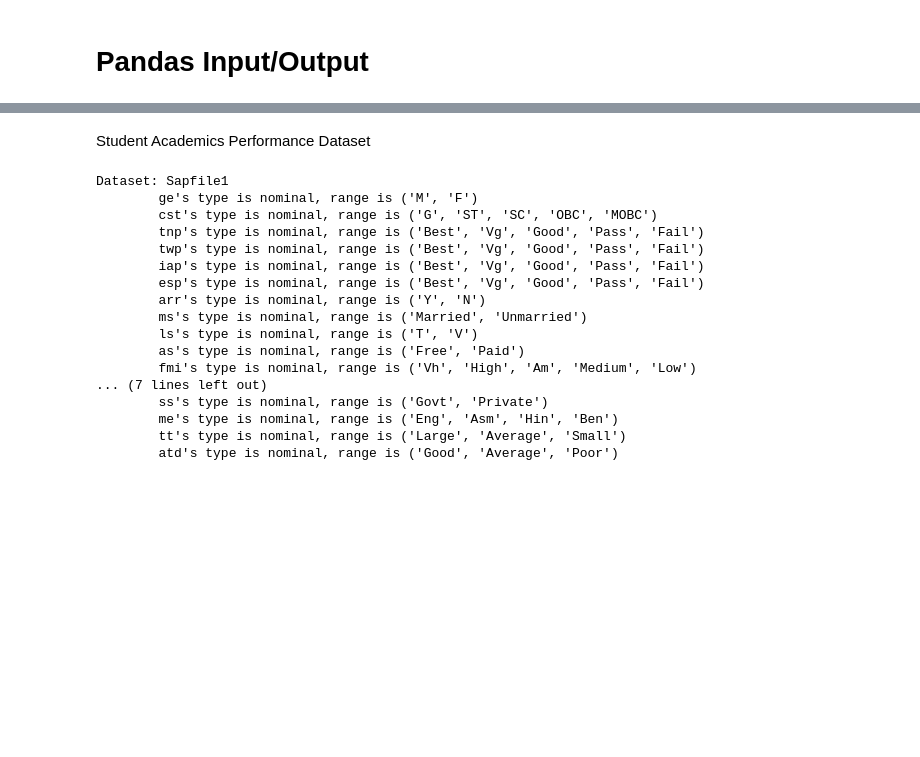
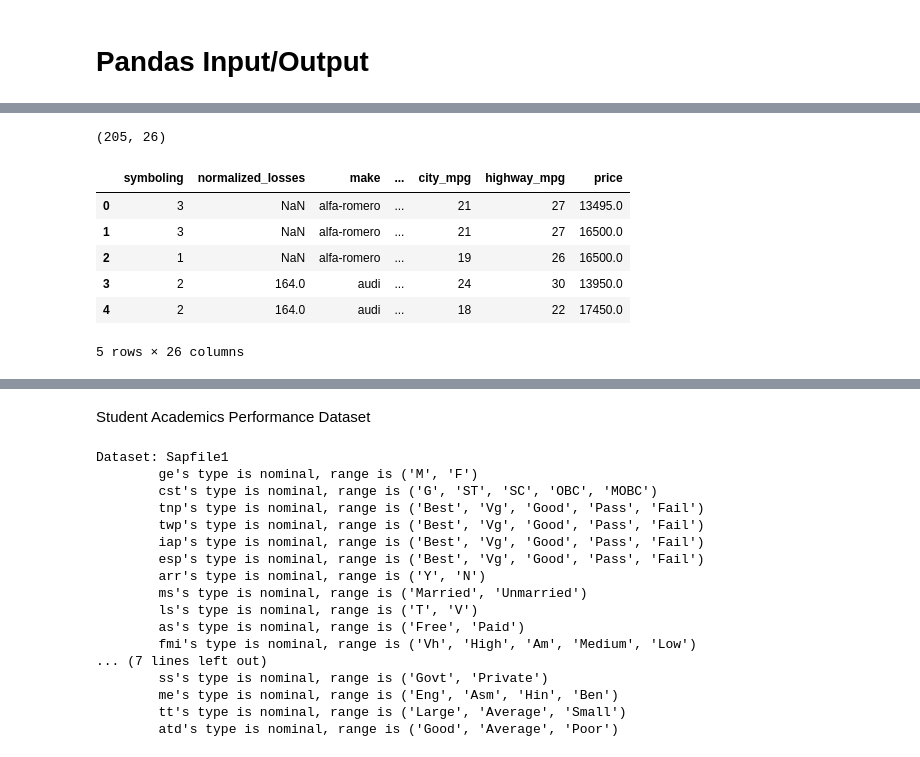
Before and after one commit to Goliath-Research/Introduction-to-Data-Science, a Jupyter notebook: 04-Introduction to Pandas/06-Input-Output.ipynb, the cells around one changed output, grey strips where cells are left out. Drawn from its saved outputs; the diff is of its cells as text; code cells hidden in the pictures; blank space fills up the shorter version.

```diff
--- a/04-Introduction to Pandas/06-Input-Output.ipynb
+++ b/04-Introduction to Pandas/06-Input-Output.ipynb
@@ -105,0 +10,3 @@ dfcar.head()
+# %%
+# Controlling the number of columns a DataFrame shows
+pd.set_option('display.max_columns', 6)
@@ -105,0 +45,14 @@ dfcar.head()
+# %%
+df_auto = pd.read_csv("https://archive.ics.uci.edu/ml/machine-learning-databases/autos/imports-85.data",
+                  header=None, names=headers, na_values="?" )
+print(df_auto.shape)
+df_auto.head()
+# %% [output]
+(205, 26)
+|  | symboling | normalized_losses | make | ... | city_mpg | highway_mpg | price |
+| 0 | 3 | NaN | alfa-romero | ... | 21 | 27 | 13495.0 |
+| 1 | 3 | NaN | alfa-romero | ... | 21 | 27 | 16500.0 |
+| 2 | 1 | NaN | alfa-romero | ... | 19 | 26 | 16500.0 |
+| 3 | 2 | 164.0 | audi | ... | 24 | 30 | 13950.0 |
+| 4 | 2 | 164.0 | audi | ... | 18 | 22 | 17450.0 |
+5 rows × 26 columns
```
Also changed, not shown: parts of 41 cells of this notebook, 1 other file.
